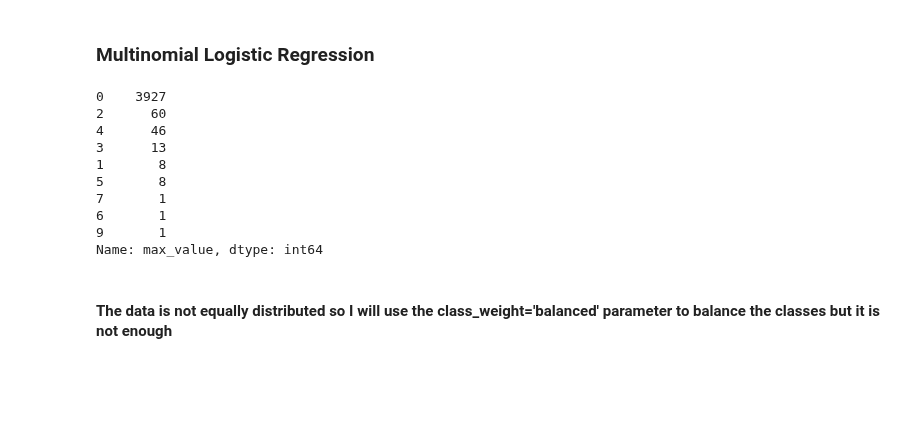
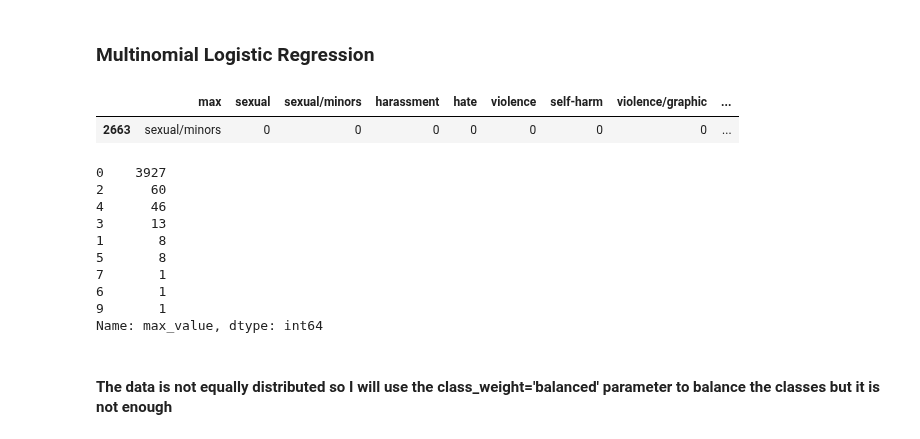
Before and after one commit to eithannak29/ToxicityBot, a Jupyter notebook: src/models/logistic_regression.ipynb, the cells around one changed output. Cells and saved outputs as stored; diff of their text form; code cells hidden in the pictures; blank space fills up the shorter version.

```diff
--- a/src/models/logistic_regression.ipynb
+++ b/src/models/logistic_regression.ipynb
@@ -241,5 +309,10 @@ weighted avg       0.85      0.92      0.88      1017
 # %%
-df_train = binarize_categories(df_train)
-df_val = binarize_categories(df_val)
-df_test = binarize_categories(df_test)
+df_train_bin = binarize_categories(df_train)
+df_val_bin = binarize_categories(df_val)
+df_test_bin = binarize_categories(df_test)
+# %%
+df_train_bin.head(1)
+# %% [output]
+|  | max | sexual | sexual/minors | harassment | hate | violence | self-harm | violence/graphic | ... |
+| 2663 | sexual/minors | 0 | 0 | 0 | 0 | 0 | 0 | 0 | ... |
 # %%
@@ -249,20 +322,20 @@ df_test['max_value'] = df_test[CATEGORIES].idxmax(axis=1).apply(lambda x: CATEGO
-# %%
-y_train = df_train['max_value']
-y_valid = df_val['max_value']
-y_test = df_test['max_value']
-
-y_train.value_counts()
-# %% [output]
-0    3927
-2      60
-4      46
-3      13
-1       8
-5       8
-7       1
-6       1
-9       1
-Name: max_value, dtype: int64
+# %%
+y_train_bin = df_train_bin['max_value']
+y_valid_bin = df_val_bin['max_value']
+y_test_bin = df_test_bin['max_value']
+
+y_train_bin.value_counts()
+# %% [output]
+0    3927
+2      60
+4      46
+3      13
+1       8
+5       8
+7       1
+6       1
+9       1
+Name: max_value, dtype: int64
 # %% [markdown]
 #### The data is not equally distributed so I will use the class_weight='balanced' parameter to balance the classes but it is not enough
 # %%
```
Also changed, not shown: parts of 18 cells of this notebook, 1 other file.
